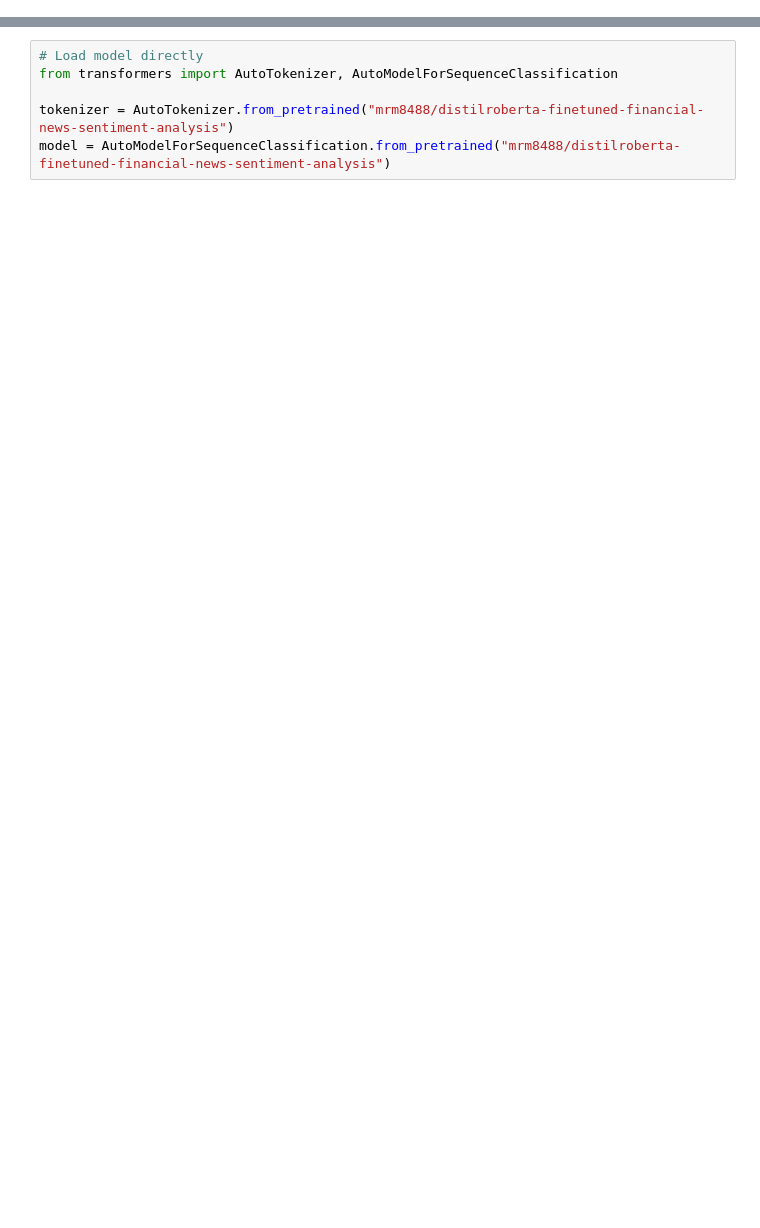
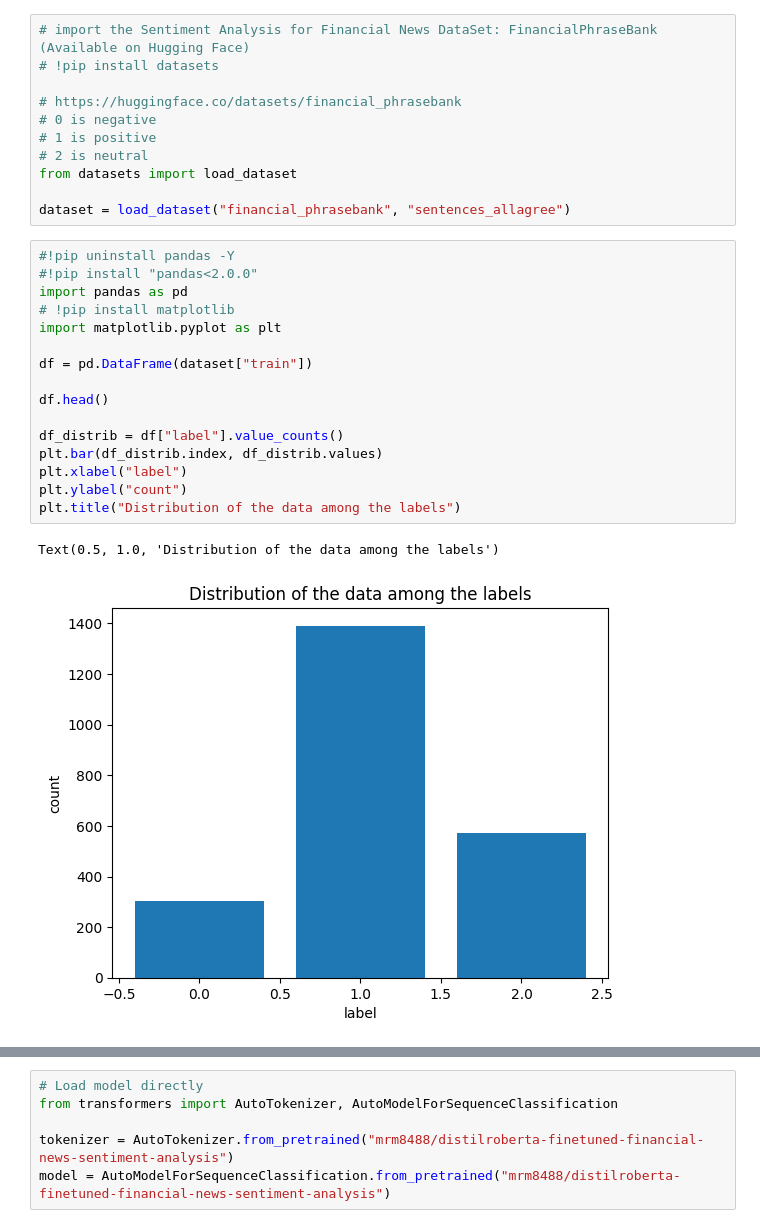
Before and after one commit to NathanielCogneaux/NLP-comparison-between-Naive-Bayes-RNN-LSTM-and-Transformers, a Jupyter notebook: Transformers.ipynb, the cells around one changed output, grey strips where cells are left out. Cells and saved outputs as stored; diff of their text form; blank space fills up the shorter version.

```diff
--- a/Transformers.ipynb
+++ b/Transformers.ipynb
@@ -1,2 +1,32 @@
 # %% [markdown]
 <a href="https://colab.research.google.com/github/NathanielCogneaux/NLP-comparison-between-Naive-Bayes-RNN-LSTM-and-Transformers/blob/main/Transformers.ipynb" target="_parent"><img src="https://colab.research.google.com/assets/colab-badge.svg" alt="Open In Colab"/></a>
+# %%
+# import the Sentiment Analysis for Financial News DataSet: FinancialPhraseBank (Available on Hugging Face)
+# !pip install datasets
+
+# https://huggingface.co/datasets/financial_phrasebank
+# 0 is negative
+# 1 is positive
+# 2 is neutral
+from datasets import load_dataset
+
+dataset = load_dataset("financial_phrasebank", "sentences_allagree")
+# %%
+#!pip uninstall pandas -Y
+#!pip install "pandas<2.0.0"
+import pandas as pd
+# !pip install matplotlib
+import matplotlib.pyplot as plt
+
+df = pd.DataFrame(dataset["train"])
+
+df.head()
+
+df_distrib = df["label"].value_counts()
+plt.bar(df_distrib.index, df_distrib.values)
+plt.xlabel("label")
+plt.ylabel("count")
+plt.title("Distribution of the data among the labels")
+# %% [output]
+Text(0.5, 1.0, 'Distribution of the data among the labels')
+[figure, added]
```
Also changed, not shown: parts of 8 cells of this notebook.
